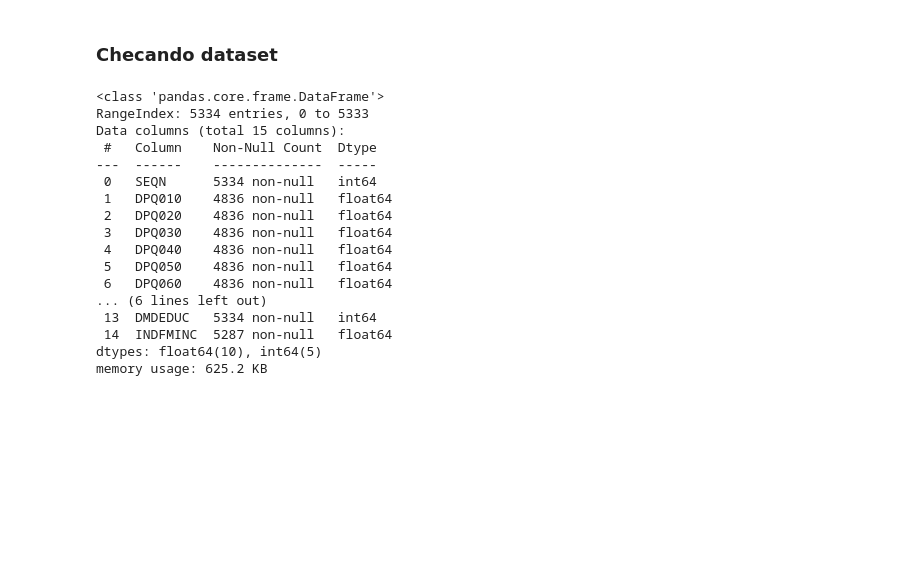
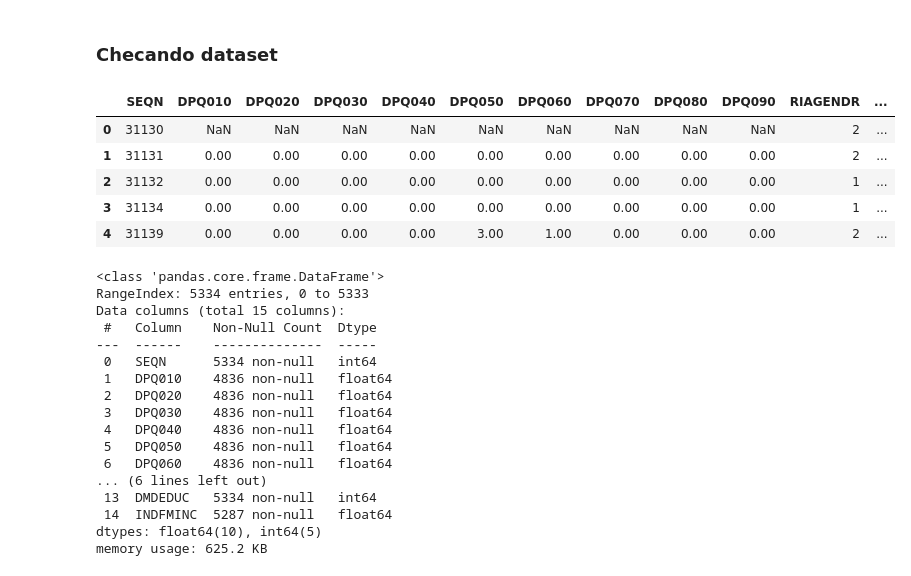
Before and after one commit to thiago-paim/tera-desafio-inferencia, a Jupyter notebook: notebooks/step_1_data_treatment.ipynb, the cells around one changed output. Drawn from its saved outputs; the diff is of its cells as text; code cells hidden in the pictures; blank space fills up the shorter version.

```diff
--- a/notebooks/step_1_data_treatment.ipynb
+++ b/notebooks/step_1_data_treatment.ipynb
@@ -48,6 +44,15 @@ phq_cols = [col for col in demo_phq.columns if is_phq_column(col)]
 ## Tratamento DEMO_PHQ
 # %% [markdown]
 ### Checando dataset
+# %%
+demo_phq.head()
+# %% [output]
+|  | SEQN | DPQ010 | DPQ020 | DPQ030 | DPQ040 | DPQ050 | DPQ060 | DPQ070 | DPQ080 | DPQ090 | RIAGENDR | ... |
+| 0 | 31130 | NaN | NaN | NaN | NaN | NaN | NaN | NaN | NaN | NaN | 2 | ... |
+| 1 | 31131 | 0.00 | 0.00 | 0.00 | 0.00 | 0.00 | 0.00 | 0.00 | 0.00 | 0.00 | 2 | ... |
+| 2 | 31132 | 0.00 | 0.00 | 0.00 | 0.00 | 0.00 | 0.00 | 0.00 | 0.00 | 0.00 | 1 | ... |
+| 3 | 31134 | 0.00 | 0.00 | 0.00 | 0.00 | 0.00 | 0.00 | 0.00 | 0.00 | 0.00 | 1 | ... |
+| 4 | 31139 | 0.00 | 0.00 | 0.00 | 0.00 | 3.00 | 1.00 | 0.00 | 0.00 | 0.00 | 2 | ... |
 # %%
 demo_phq.info()
 # %% [output]
```
Also changed, not shown: parts of 12 cells of this notebook.
